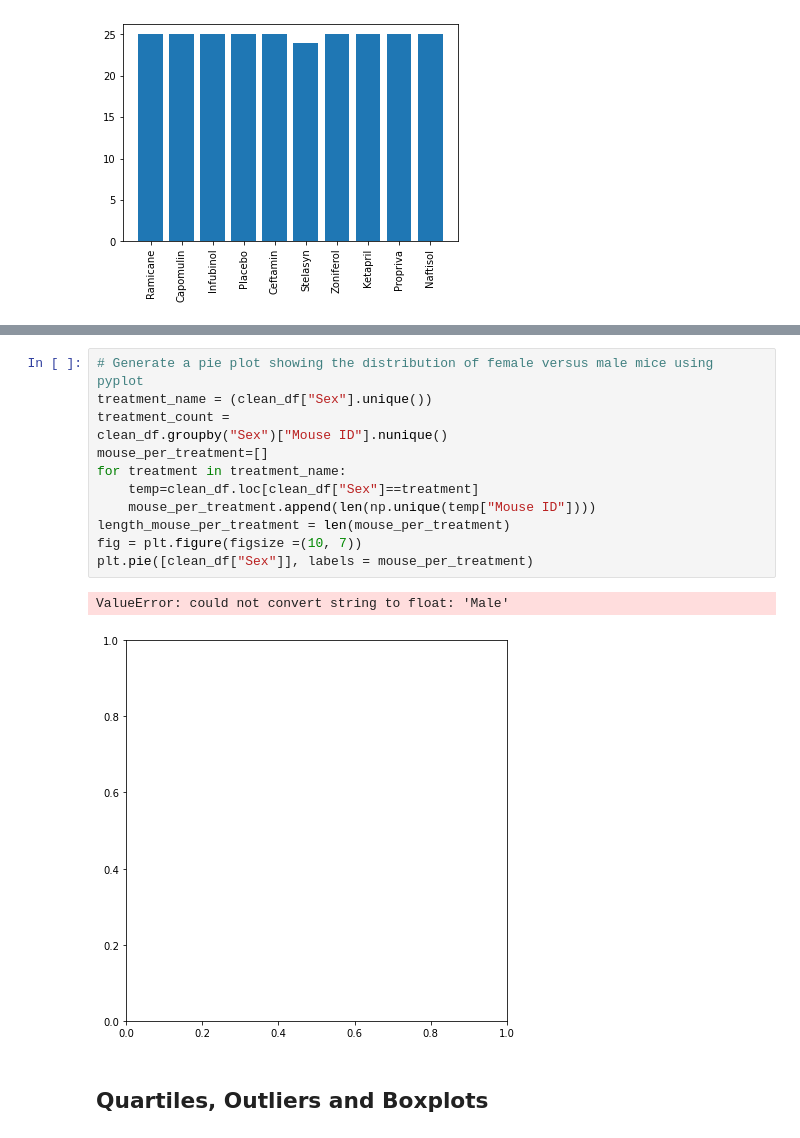
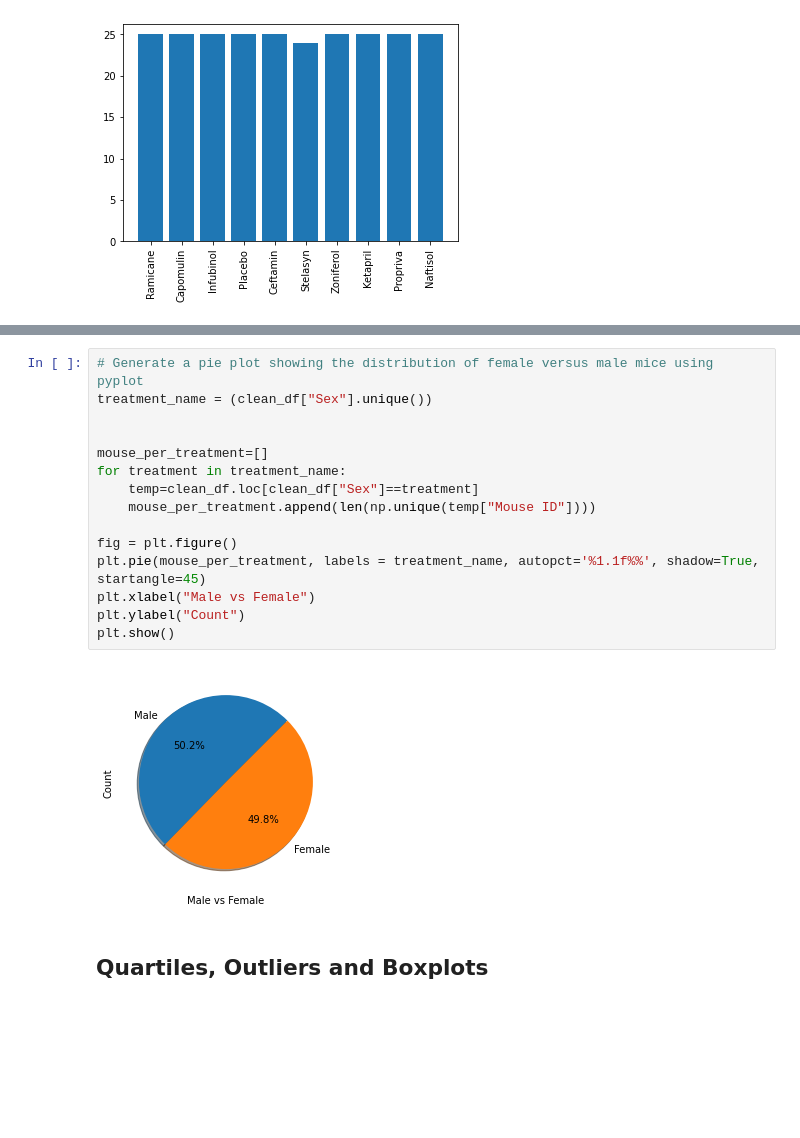
Before and after one commit to Yanwho/Matplotlib-Homework, a Jupyter notebook: Pymaceuticals/pymaceuticals_starter.ipynb, the cells around one changed output, grey strips where cells are left out. Cells and saved outputs as stored; diff of their text form; blank space fills up the shorter version.

```diff
--- a/Pymaceuticals/pymaceuticals_starter.ipynb
+++ b/Pymaceuticals/pymaceuticals_starter.ipynb
@@ -150,18 +152,20 @@ plt.show()
 # %%
 # Generate a pie plot showing the distribution of female versus male mice using pyplot
 treatment_name = (clean_df["Sex"].unique())
-treatment_count =
-clean_df.groupby("Sex")["Mouse ID"].nunique()
+
+
 mouse_per_treatment=[]
 for treatment in treatment_name:
     temp=clean_df.loc[clean_df["Sex"]==treatment]
     mouse_per_treatment.append(len(np.unique(temp["Mouse ID"])))
-length_mouse_per_treatment = len(mouse_per_treatment)
-fig = plt.figure(figsize =(10, 7))
-plt.pie([clean_df["Sex"]], labels = mouse_per_treatment)
+
+fig = plt.figure()
+plt.pie(mouse_per_treatment, labels = treatment_name, autopct='%1.1f%%', shadow=True, startangle=45)
+plt.xlabel("Male vs Female")
+plt.ylabel("Count")
+plt.show()
 # %% [output]
-ValueError: could not convert string to float: 'Male'
-[figure, old version]
+[figure, new version]
 # %% [markdown]
 ## Quartiles, Outliers and Boxplots
 # %%
```
Also changed, not shown: parts of 1 cell of this notebook.
